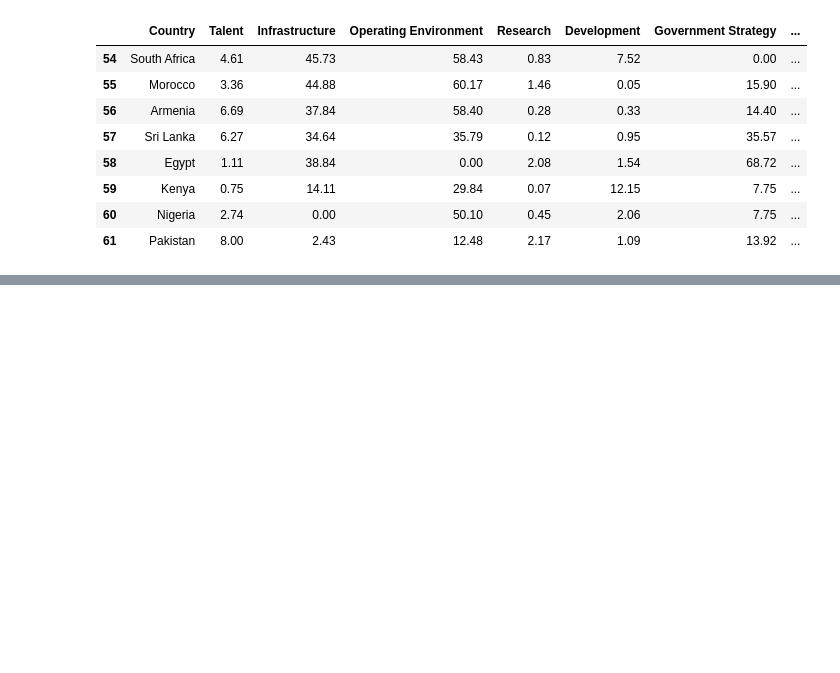
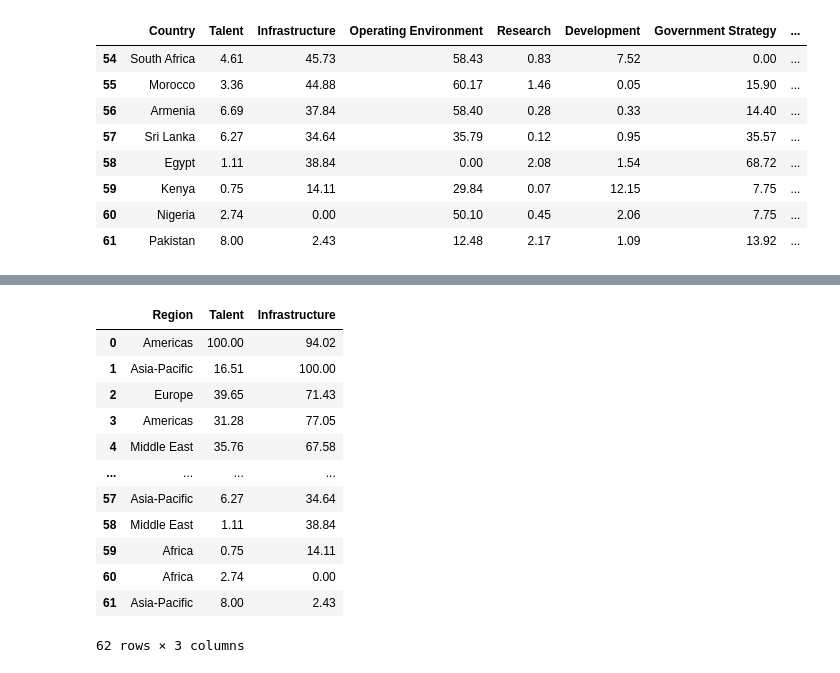
Before and after one commit to Harmain-Ali/Complete-EDA-Guide, a Jupyter notebook: cheatsheats_notebooks/Pandas_Cheatsheat.ipynb, the cells around one changed output, grey strips where cells are left out. Saved outputs shown, nothing was run; the diff lists cells and outputs as text; code cells hidden in the pictures; blank space fills up the shorter version.

```diff
--- a/cheatsheats_notebooks/Pandas_Cheatsheat.ipynb
+++ b/cheatsheats_notebooks/Pandas_Cheatsheat.ipynb
@@ -178,0 +364,18 @@ df.tail(8)
+# %%
+# Selecting a Group of Columns
+
+df[["Region","Talent","Infrastructure"]]
+# %% [output]
+|  | Region | Talent | Infrastructure |
+| 0 | Americas | 100.00 | 94.02 |
+| 1 | Asia-Pacific | 16.51 | 100.00 |
+| 2 | Europe | 39.65 | 71.43 |
+| 3 | Americas | 31.28 | 77.05 |
+| 4 | Middle East | 35.76 | 67.58 |
+| ... | ... | ... | ... |
+| 57 | Asia-Pacific | 6.27 | 34.64 |
+| 58 | Middle East | 1.11 | 38.84 |
+| 59 | Africa | 0.75 | 14.11 |
+| 60 | Africa | 2.74 | 0.00 |
+| 61 | Asia-Pacific | 8.00 | 2.43 |
+62 rows × 3 columns
```
Also changed, not shown: parts of 24 cells of this notebook, 1 other file.
